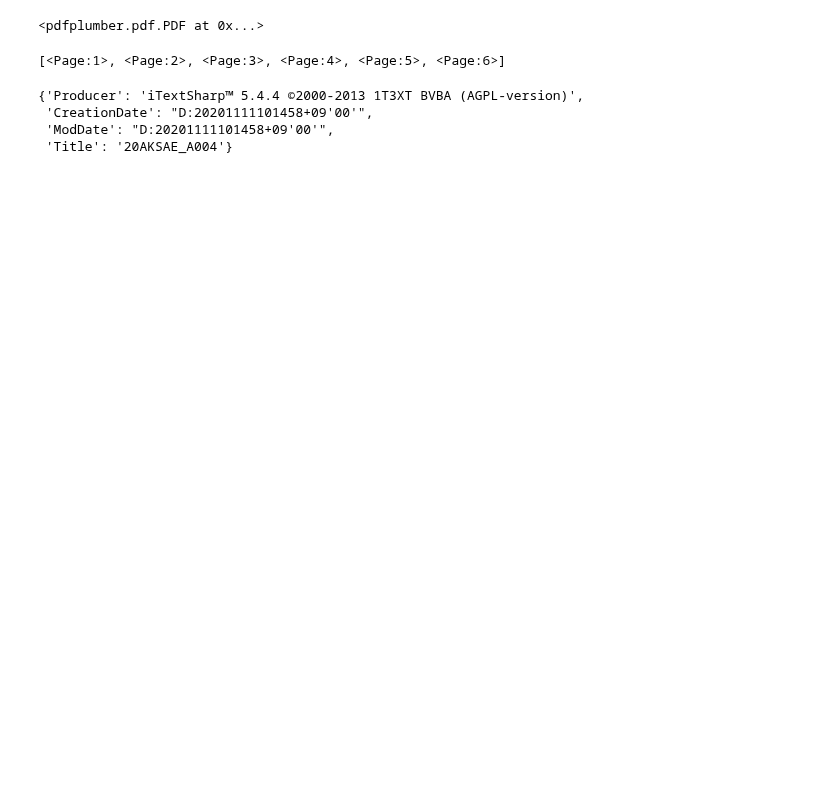
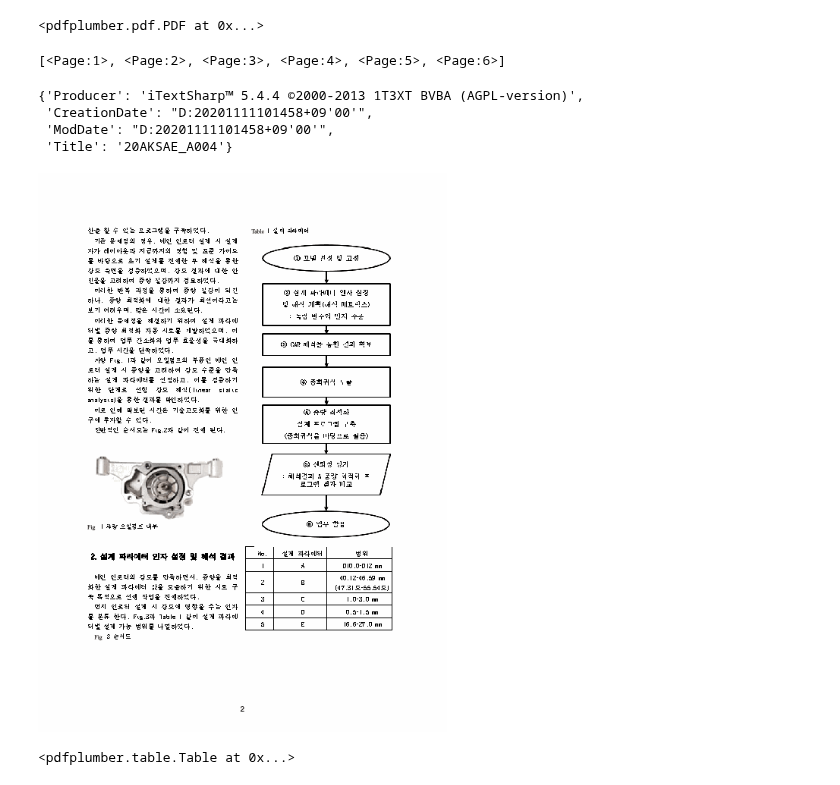
Before and after one commit to syshin0116/Study, a Jupyter notebook: pdf_parsers/pdfplumber.ipynb, the cells around one changed output. Cells and saved outputs as stored; diff of their text form; code cells hidden in the pictures; blank space fills up the shorter version.

```diff
--- a/pdf_parsers/pdfplumber.ipynb
+++ b/pdf_parsers/pdfplumber.ipynb
@@ -1,5 +1,6 @@
 # %%
-FILE_PATH = "/Users/syshin/Desktop/Syshin/LabQ/한국자동차연구원/data/논문/KSAE 학술대회 논문 모음집/2020년/2. 추계/Data/20AKSAE_A004.pdf"
+# FILE_PATH = "/Users/syshin/Desktop/Syshin/LabQ/한국자동차연구원/data/논문/KSAE 학술대회 논문 모음집/2020년/2. 추계/Data/20AKSAE_A004.pdf"
+FILE_PATH = "./data/sample_pdf.pdf"
 # %%
 import pdfplumber
 # %%
@@ -20,3 +21,12 @@ metadata
  'CreationDate': "D:20201111101458+09'00'",
  'ModDate': "D:20201111101458+09'00'",
  'Title': '20AKSAE_A004'}
+# %%
+im = pdf.pages[1].to_image()
+im
+# %% [output]
+[figure, added]
+# %%
+pdf.pages[1].find_tables()[0]
+# %% [output]
+<pdfplumber.table.Table at 0x...>
```
Also changed, not shown: parts of 15 cells of this notebook, 30 other files.
